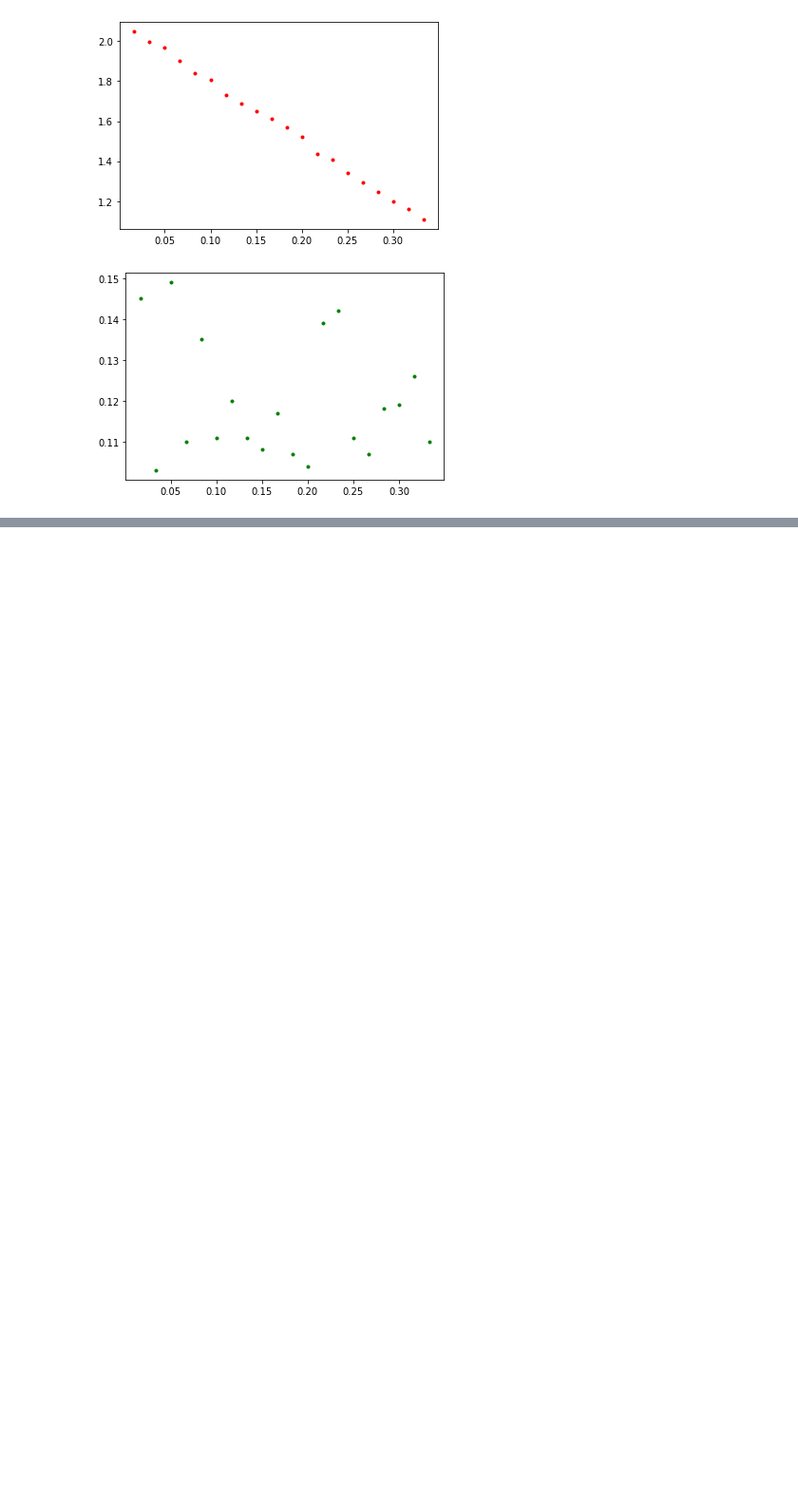
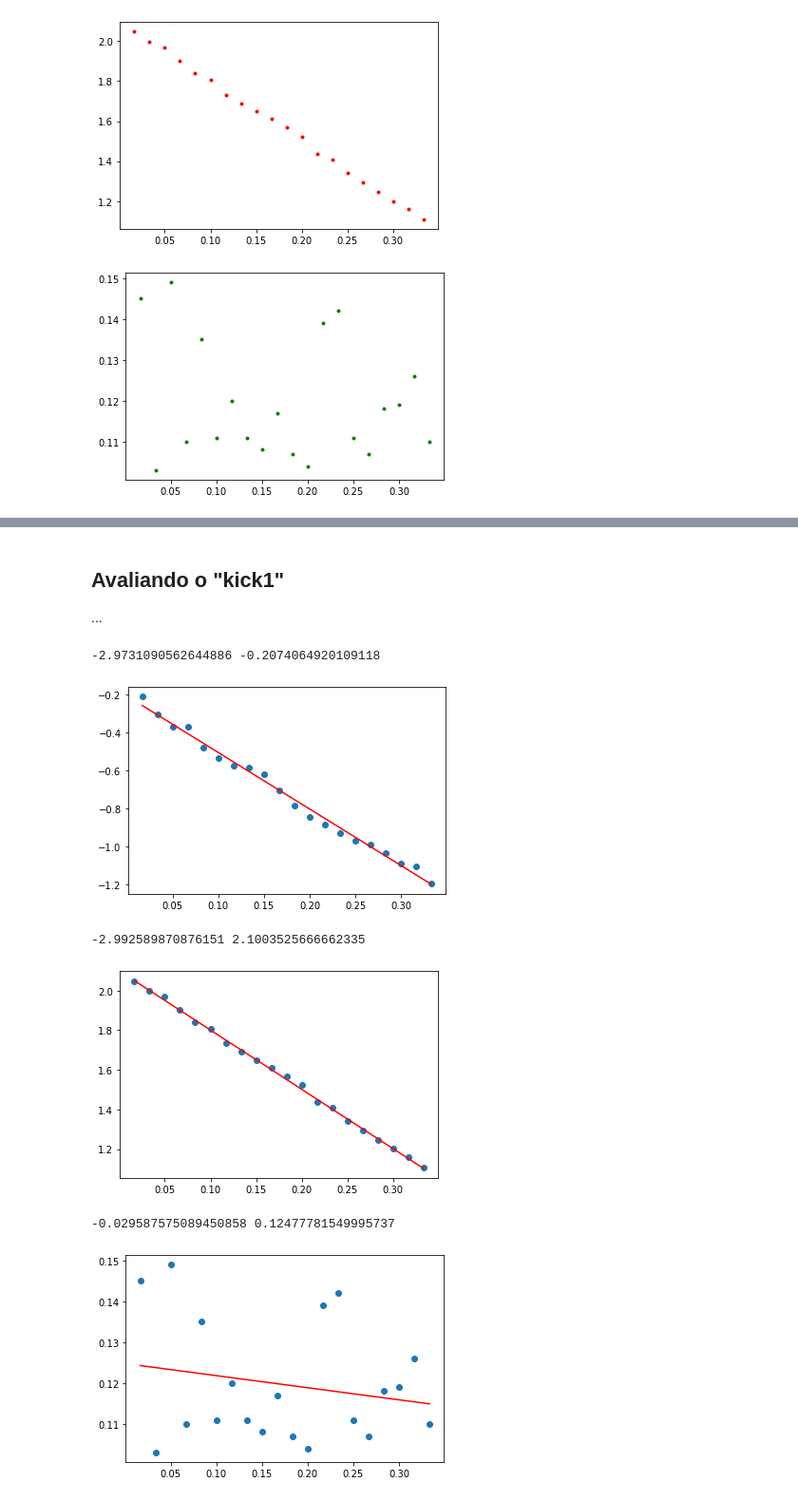
Before and after one commit to natanbcpc/supervised-learning, a Jupyter notebook: Project 2.ipynb, the cells around one changed output, grey strips where cells are left out. Shown: that part at 95% size. Cells and saved outputs as stored; diff of their text form; code cells hidden in the pictures; blank space fills up the shorter version.

```diff
--- a/Project 2.ipynb
+++ b/Project 2.ipynb
@@ -93,0 +86,22 @@ plotRegressionLine(a2, b2, Z1, T)
+# %% [markdown]
+## Avaliando o "kick1"
+...
+# %%
+a1, b1 = gradientDescendant(0, 0, 0.1, 10000, X1, T)
+print(a1, b1)
+plotRegressionLine(a1, b1, X1, T)
+
+a2, b2 = gradientDescendant(0, 0, 0.1, 10000, Y1, T)
+print(a2, b2)
+plotRegressionLine(a2, b2, Y1, T)
+
+a3, b3 = gradientDescendant(0, 0, 0.1, 10000, Z1, T)
+print(a3, b3)
+plotRegressionLine(a3, b3, Z1, T)
+# %% [output]
+-2.9731090562644886 -0.2074064920109118
+[figure, added]
+-2.992589870876151 2.1003525666662335
+[figure, added]
+-0.029587575089450858 0.12477781549995737
+[figure, added]
```
Also changed, not shown: parts of 6 cells of this notebook.
